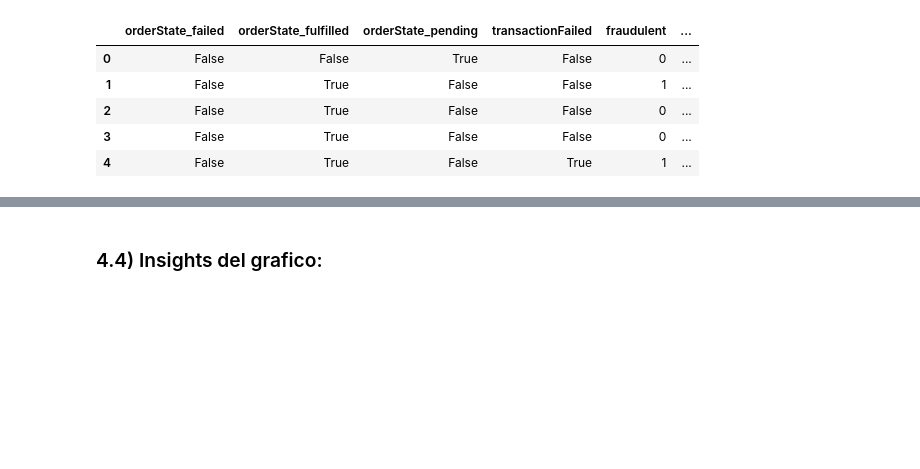
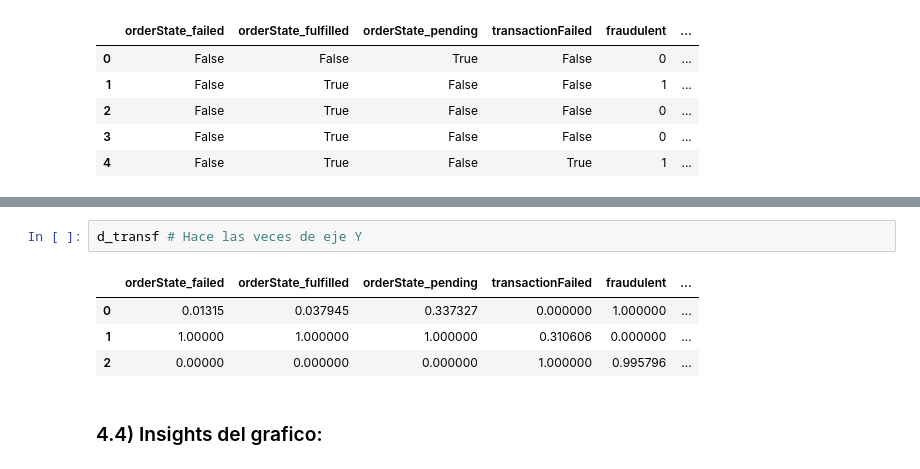
Before and after one commit to 19dave92/final_edvai, a Jupyter notebook: Resolucion/p4__Clustering.ipynb, the cells around one changed output, grey strips where cells are left out. Cells and saved outputs as stored; diff of their text form; blank space fills up the shorter version.

```diff
--- a/Resolucion/p4__Clustering.ipynb
+++ b/Resolucion/p4__Clustering.ipynb
@@ -104,3 +141,10 @@ d_orig, d_transf = coord_plot(x_data_cluster, variable_cluster)
+# %%
+d_transf # Hace las veces de eje Y
+# %% [output]
+|  | orderState_failed | orderState_fulfilled | orderState_pending | transactionFailed | fraudulent | ... |
+| 0 | 0.01315 | 0.037945 | 0.337327 | 0.000000 | 1.000000 | ... |
+| 1 | 1.00000 | 1.000000 | 1.000000 | 0.310606 | 0.000000 | ... |
+| 2 | 0.00000 | 0.000000 | 0.000000 | 1.000000 | 0.995796 | ... |
 # %% [markdown]
 ### 4.4) Insights del grafico:
 # %% [markdown]
```
Also changed, not shown: parts of 27 cells of this notebook, 2 other files.
